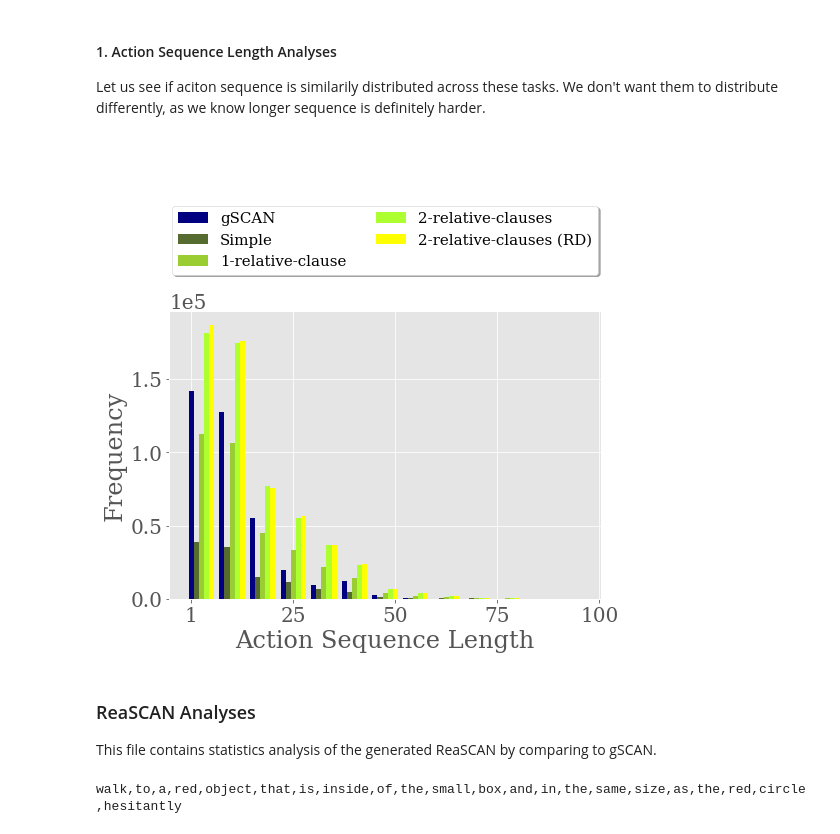
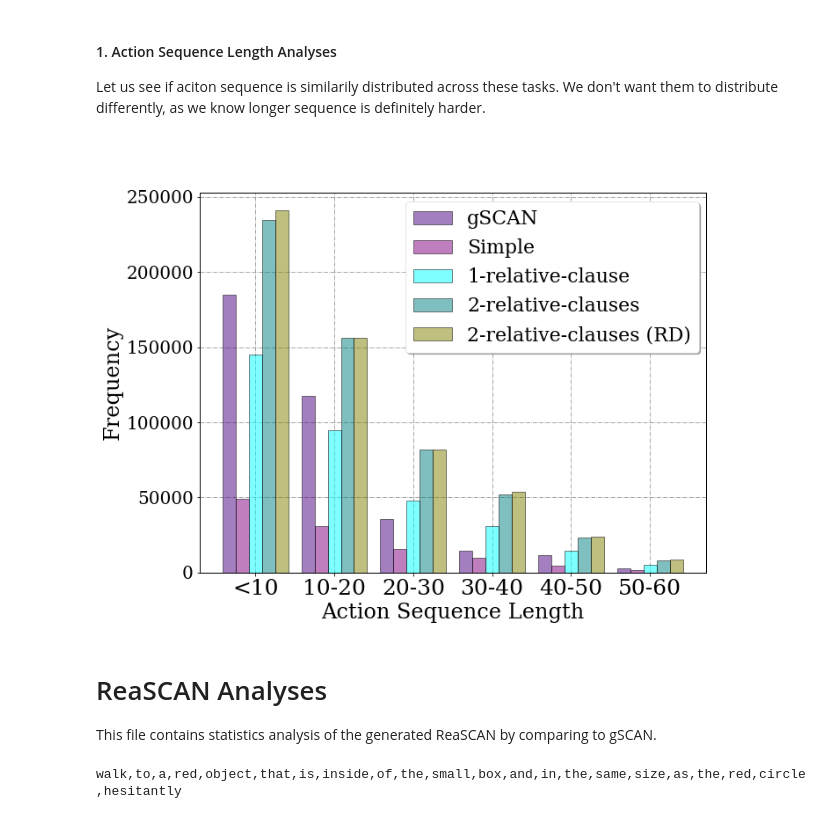
Before and after one commit to frankaging/Reason-SCAN, a Jupyter notebook: code/dataset/ReaSCAN-analysis.ipynb, the cells around one changed output. Cells and saved outputs as stored; diff of their text form; code cells hidden in the pictures.

```diff
--- a/code/dataset/ReaSCAN-analysis.ipynb
+++ b/code/dataset/ReaSCAN-analysis.ipynb
@@ -122,8 +122,9 @@ for i in range(0, len(p3_rd_data_json["examples"]["train"])):
     p3_rd_action_lengths.append(len(p3_rd_data_json["examples"]["train"][i]["target_commands"].split(",")))
 # %%
 from collections import Counter
-bin_width = 8
-upper_bound = (max(p3_rd_action_lengths)//bin_width)+1
+bin_width = 10
+# upper_bound = (max(p3_rd_action_lengths)//bin_width)+1
+upper_bound = (50//bin_width)+1
 def get_freq_list(action_lengths, bin_width=bin_width, upper_bound=upper_bound):
     _freq = Counter()
     for x in action_lengths:
@@ -136,41 +137,45 @@ def get_freq_list(action_lengths, bin_width=bin_width, upper_bound=upper_bound):
             _freq_list += [0]
     return _freq_list
 
-gSCAN_freq_list = get_freq_list(gSCAN_action_lengths)
-p1_freq_list = get_freq_list(p1_action_lengths)
-p2_freq_list = get_freq_list(p2_action_lengths)
-p3_freq_list = get_freq_list(p3_action_lengths)
-p3_rd_freq_list = get_freq_list(p3_rd_action_lengths)
+gSCAN_freq_list = get_freq_list(gSCAN_action_lengths, upper_bound=upper_bound)
+p1_freq_list = get_freq_list(p1_action_lengths, upper_bound=upper_bound)
+p2_freq_list = get_freq_list(p2_action_lengths, upper_bound=upper_bound)
+p3_freq_list = get_freq_list(p3_action_lengths, upper_bound=upper_bound)
+p3_rd_freq_list = get_freq_list(p3_rd_action_lengths, upper_bound=upper_bound)
 # %%
 import numpy as np
 import matplotlib.pyplot as plt
-plt.style.use("ggplot")
+# plt.style.use("ggplot")
 plt.rcParams["font.family"] = "DejaVu Serif"
 font = {'family' : 'DejaVu Serif',
         'size'   : 20}
 plt.rc('font', **font)
+with plt.rc_context({'axes.edgecolor':'black', 'xtick.color':'black', 'ytick.color':'black', 'figure.facecolor':'white'}):
 
-X = np.arange(len(p2_freq_list))
-X = X*1.5
-fig = plt.figure(figsize=(6, 4))
-ax = fig.add_axes([0,0,1,1])
-ax.bar(X + 0.00, gSCAN_freq_list, color = 'navy', width = 0.25, label='gSCAN')
-ax.bar(X + 0.25, p1_freq_list, color = 'darkolivegreen', width = 0.25, label='Simple')
-ax.bar(X + 0.50, p2_freq_list, color = 'yellowgreen', width = 0.25, label='1-relative-clause')
-ax.bar(X + 0.75, p3_freq_list, color = 'greenyellow', width = 0.25, label='2-relative-clauses')
-ax.bar(X + 1.0, p3_rd_freq_list, color = 'yellow', width = 0.25, label='2-relative-clauses (RD)')
-plt.ticklabel_format(axis='y', style='sci', scilimits=(0,0))
-fig.legend(loc='upper right', bbox_to_anchor=(1.18,1.6), facecolor='white',
-           ncol=2, fancybox=True, shadow=True, fontsize=15)
-ax.set_ylabel('Frequency')
-ax.set_xlabel('Action Sequence Length')
-plt.xticks([0,5,10,15,20], ["1", "25", "50", "75", "100"])
-# plt.show()
-plt.savefig("../../data-files-updated/Analysis-Result/action_sequence_length",dpi=1000, bbox_inches='tight')
+    X = np.arange(len(p2_freq_list))
+    X = X*1.5
+    fig = plt.figure(figsize=(8, 6))
+    ax = fig.add_axes([0,0,1,1])
+    ax.bar(X + 0.00, gSCAN_freq_list, color = 'indigo', width = 0.25, label='gSCAN', alpha=0.5, edgecolor='k', linewidth=1)
+    ax.bar(X + 0.25, p1_freq_list, color = 'purple', width = 0.25, label='Simple', alpha=0.5, edgecolor='k', linewidth=1)
+    ax.bar(X + 0.50, p2_freq_list, color = 'cyan', width = 0.25, label='1-relative-clause', alpha=0.5, edgecolor='k', linewidth=1)
+    ax.bar(X + 0.75, p3_freq_list, color = 'teal', width = 0.25, label='2-relative-clauses', alpha=0.5, edgecolor='k', linewidth=1)
+    ax.bar(X + 1.0, p3_rd_freq_list, color = 'olive', width = 0.25, label='2-relative-clauses (RD)', alpha=0.5, edgecolor='k', linewidth=1)
+    # plt.ticklabel_format(axis='y', style='sci', scilimits=(0,0))
+    fig.legend(loc='upper right', bbox_to_anchor=(1.21,1.15), facecolor='white',
+               ncol=1, fancybox=True, shadow=True, fontsize=22)
+    ax.set_ylabel('Frequency', color = "black")
+    ax.set_xlabel('Action Sequence Length', color = "black")
+    plt.grid(color='grey', linestyle='-.', linewidth=0.7)
+
+    plt.xticks(X+0.5, ["<10", "10-20", "20-30", "30-40", "40-50", "50-60"], fontsize=25)
+    ax.set_facecolor("white")
+    # plt.show()
+    plt.savefig("../../data-files-updated/Analysis-Result/action_sequence_length",dpi=1000, bbox_inches='tight')
 # %% [output]
-[figure, old version]
+[figure, new version]
 # %% [markdown]
-### ReaSCAN Analyses
+# ReaSCAN Analyses
 This file contains statistics analysis of the generated ReaSCAN by comparing to gSCAN.
 # %%
 ReaSCAN_data_file = "ReaSCAN-compositional-p3-rd/data-compositional-splits.txt"
```
Also changed, not shown: parts of 2 cells of this notebook, 1 other file.
